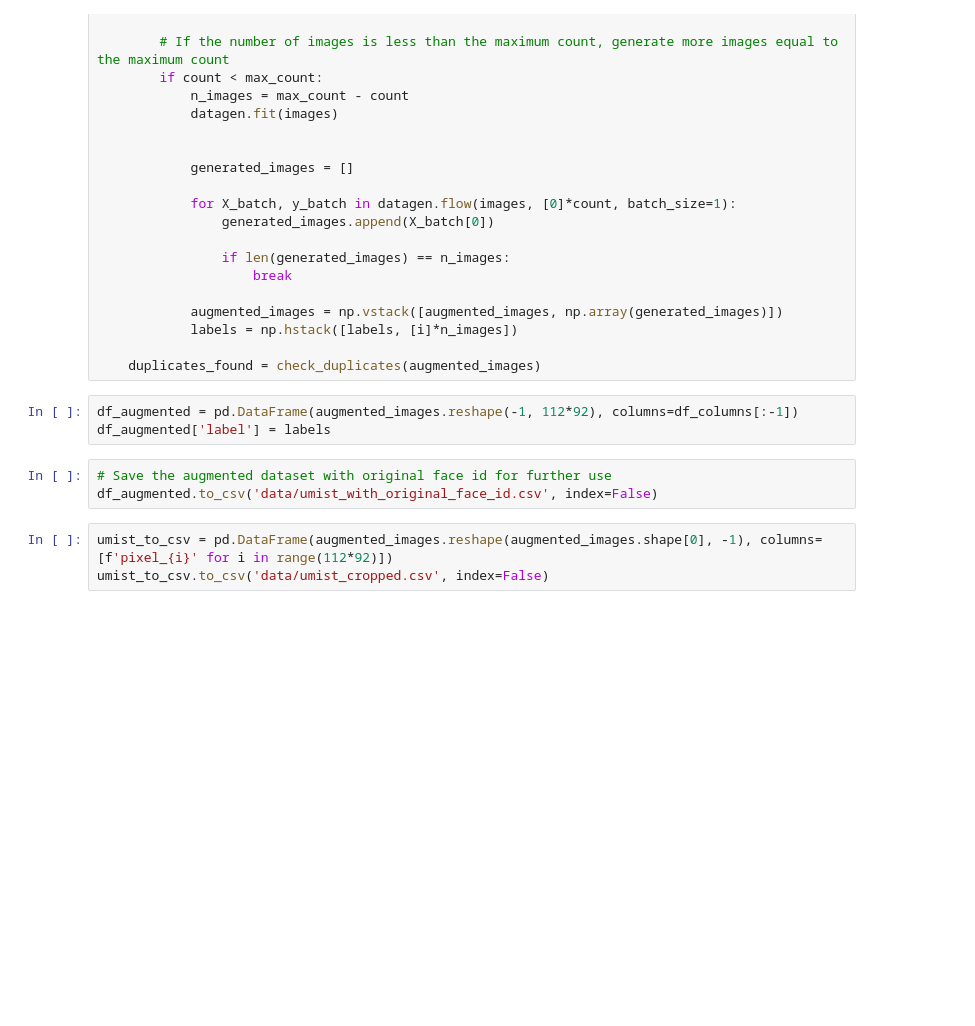
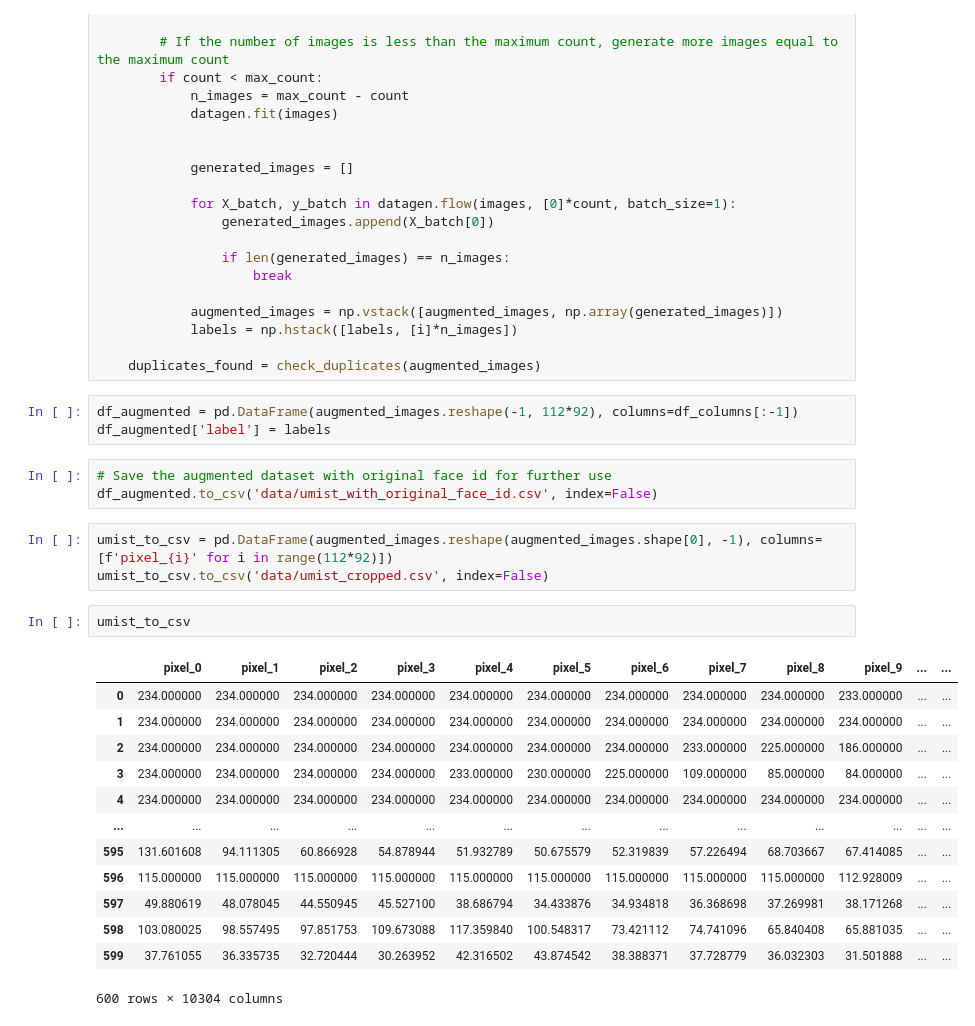
Before and after one commit to jsuaverd/COMP254-Assignments, a Jupyter notebook: preprocessing.ipynb, the cells around one changed output. Drawn from its saved outputs; the diff is of its cells as text; blank space fills up the shorter version.

```diff
--- a/preprocessing.ipynb
+++ b/preprocessing.ipynb
@@ -381,3 +377,19 @@ df_augmented.to_csv('data/umist_with_original_face_id.csv', index=False)
 # %%
 umist_to_csv = pd.DataFrame(augmented_images.reshape(augmented_images.shape[0], -1), columns=[f'pixel_{i}' for i in range(112*92)])
 umist_to_csv.to_csv('data/umist_cropped.csv', index=False)
+# %%
+umist_to_csv
+# %% [output]
+|  | pixel_0 | pixel_1 | pixel_2 | pixel_3 | pixel_4 | pixel_5 | pixel_6 | pixel_7 | pixel_8 | pixel_9 | ... | ... |
+| 0 | 234.000000 | 234.000000 | 234.000000 | 234.000000 | 234.000000 | 234.000000 | 234.000000 | 234.000000 | 234.000000 | 233.000000 | ... | ... |
+| 1 | 234.000000 | 234.000000 | 234.000000 | 234.000000 | 234.000000 | 234.000000 | 234.000000 | 234.000000 | 234.000000 | 234.000000 | ... | ... |
+| 2 | 234.000000 | 234.000000 | 234.000000 | 234.000000 | 234.000000 | 234.000000 | 234.000000 | 233.000000 | 225.000000 | 186.000000 | ... | ... |
+| 3 | 234.000000 | 234.000000 | 234.000000 | 234.000000 | 233.000000 | 230.000000 | 225.000000 | 109.000000 | 85.000000 | 84.000000 | ... | ... |
+| 4 | 234.000000 | 234.000000 | 234.000000 | 234.000000 | 234.000000 | 234.000000 | 234.000000 | 234.000000 | 234.000000 | 234.000000 | ... | ... |
+| ... | ... | ... | ... | ... | ... | ... | ... | ... | ... | ... | ... | ... |
+| 595 | 131.601608 | 94.111305 | 60.866928 | 54.878944 | 51.932789 | 50.675579 | 52.319839 | 57.226494 | 68.703667 | 67.414085 | ... | ... |
+| 596 | 115.000000 | 115.000000 | 115.000000 | 115.000000 | 115.000000 | 115.000000 | 115.000000 | 115.000000 | 115.000000 | 112.928009 | ... | ... |
+| 597 | 49.880619 | 48.078045 | 44.550945 | 45.527100 | 38.686794 | 34.433876 | 34.934818 | 36.368698 | 37.269981 | 38.171268 | ... | ... |
+| 598 | 103.080025 | 98.557495 | 97.851753 | 109.673088 | 117.359840 | 100.548317 | 73.421112 | 74.741096 | 65.840408 | 65.881035 | ... | ... |
+| 599 | 37.761055 | 36.335735 | 32.720444 | 30.263952 | 42.316502 | 43.874542 | 38.388371 | 37.728779 | 36.032303 | 31.501888 | ... | ... |
+600 rows × 10304 columns
```
Also changed, not shown: parts of 14 cells of this notebook, 5 other files.
